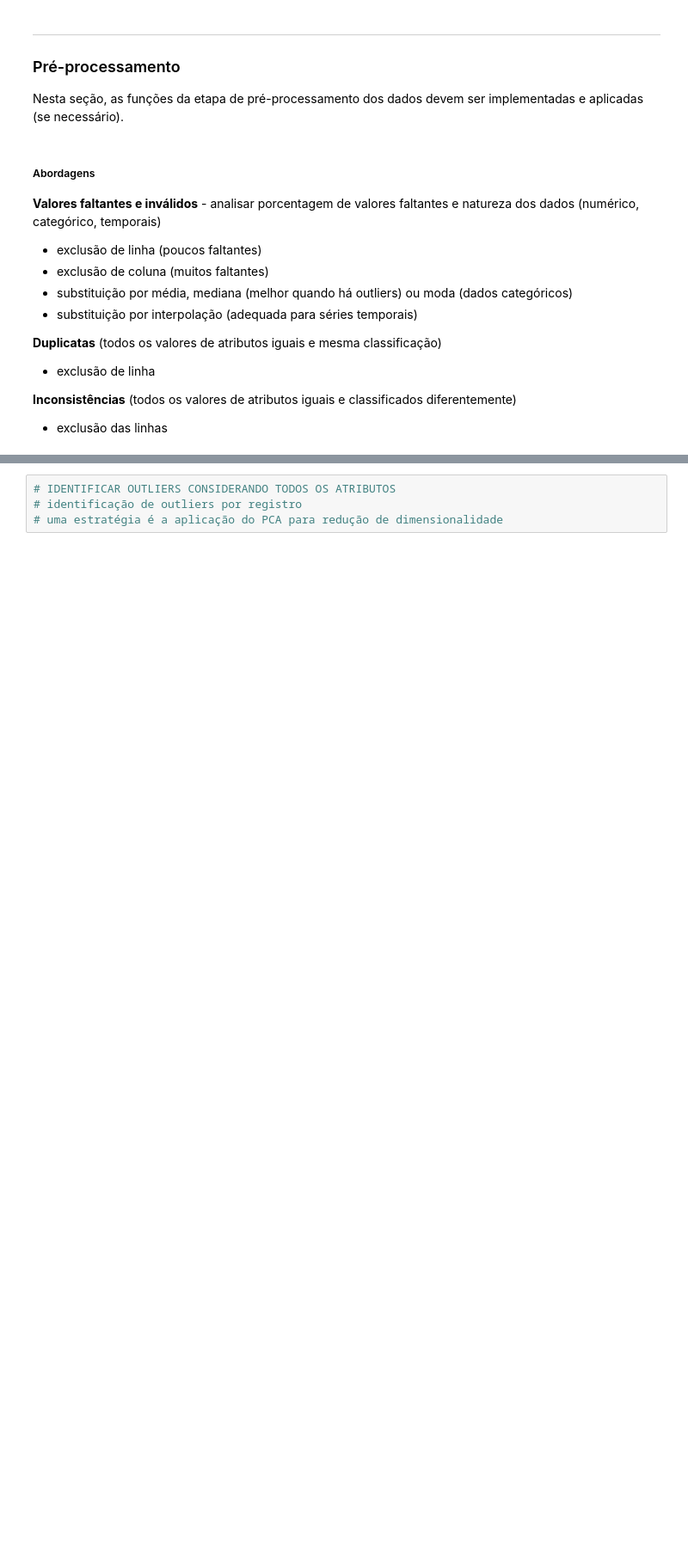
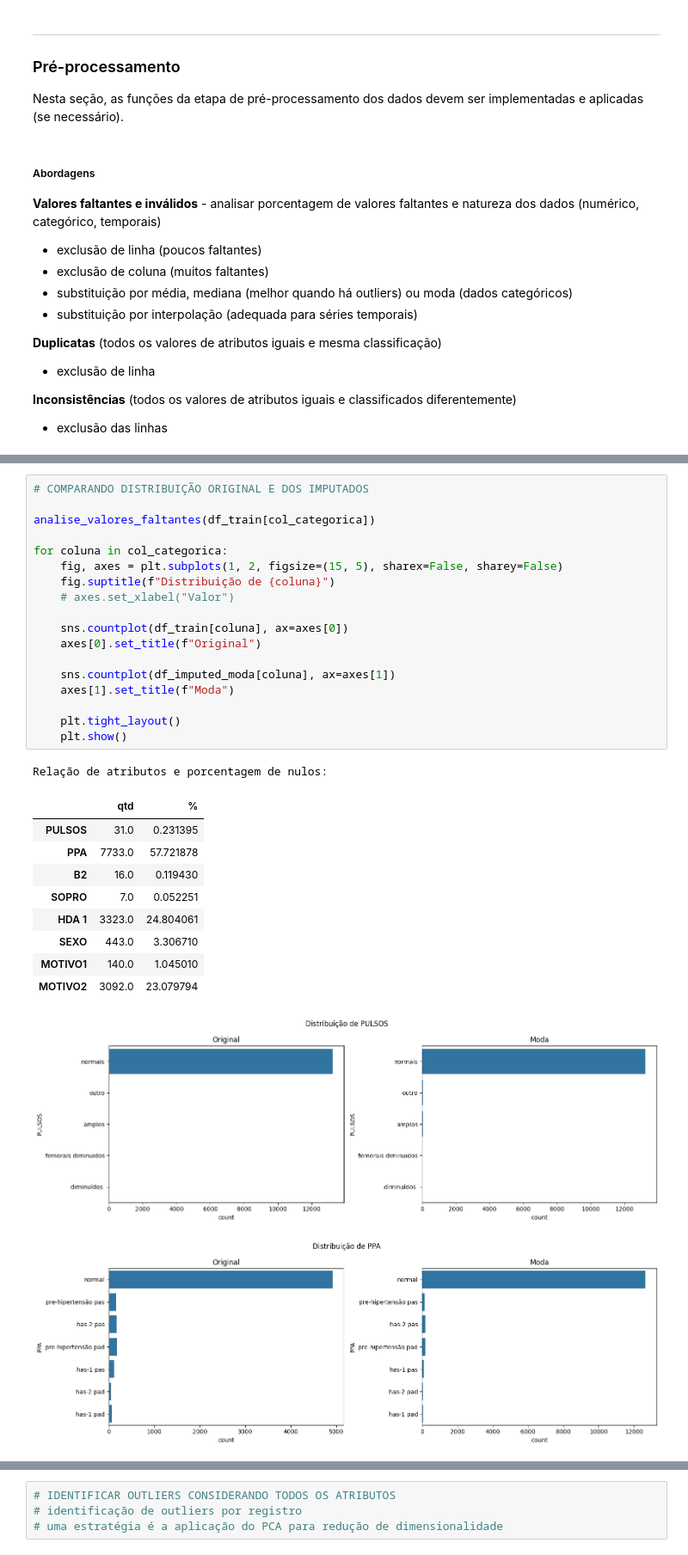
Before and after one commit to lauranaomiseto/projeto-AM, a Jupyter notebook: main.ipynb, the cells around one changed output, grey strips where cells are left out. Shown at 86% size. Drawn from its saved outputs; the diff is of its cells as text; blank space fills up the shorter version.

```diff
--- a/main.ipynb
+++ b/main.ipynb
@@ -284,0 +430,31 @@ df_train[col_categorica] = preencher_faltantes(df_train[col_categorica], 'most_f
+# %%
+# COMPARANDO DISTRIBUIÇÃO ORIGINAL E DOS IMPUTADOS
+
+analise_valores_faltantes(df_train[col_categorica])
+
+for coluna in col_categorica:
+    fig, axes = plt.subplots(1, 2, figsize=(15, 5), sharex=False, sharey=False)
+    fig.suptitle(f"Distribuição de {coluna}")
+    # axes.set_xlabel("Valor")
+
+    sns.countplot(df_train[coluna], ax=axes[0])
+    axes[0].set_title(f"Original")
+
+    sns.countplot(df_imputed_moda[coluna], ax=axes[1])
+    axes[1].set_title(f"Moda")
+
+    plt.tight_layout()
+    plt.show()
+# %% [output]
+Relação de atributos e porcentagem de nulos:
+|  | qtd | % |
+| PULSOS | 31.0 | 0.231395 |
+| PPA | 7733.0 | 57.721878 |
+| B2 | 16.0 | 0.119430 |
+| SOPRO | 7.0 | 0.052251 |
+| HDA 1 | 3323.0 | 24.804061 |
+| SEXO | 443.0 | 3.306710 |
+| MOTIVO1 | 140.0 | 1.045010 |
+| MOTIVO2 | 3092.0 | 23.079794 |
+[figure, added]
+[figure, added]
```
Also changed, not shown: parts of 28 cells of this notebook.
